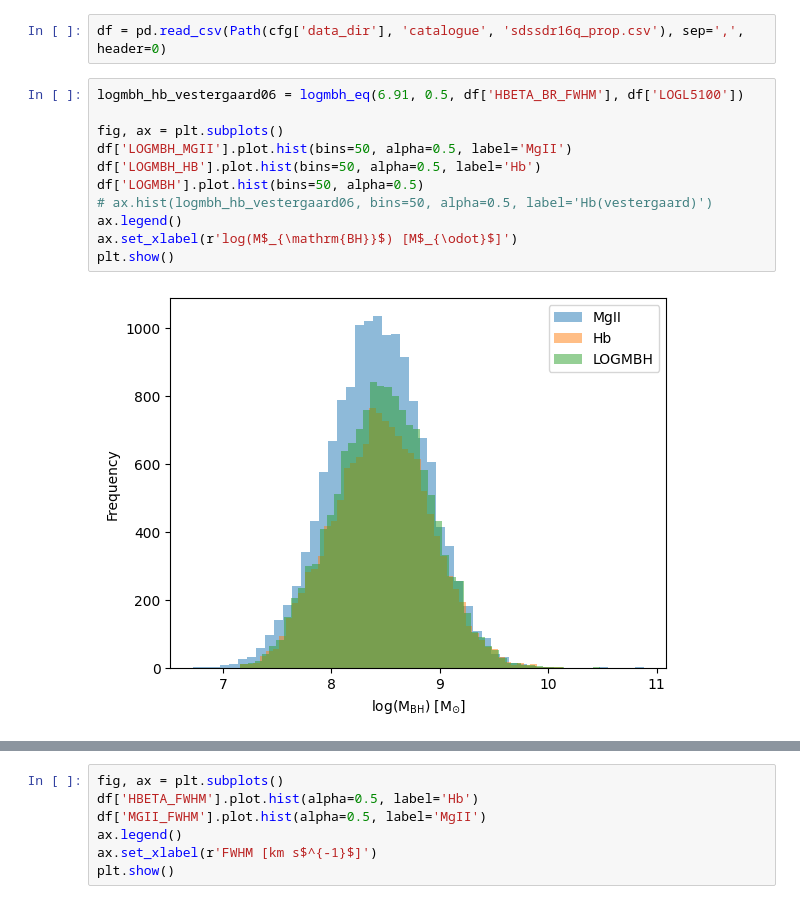
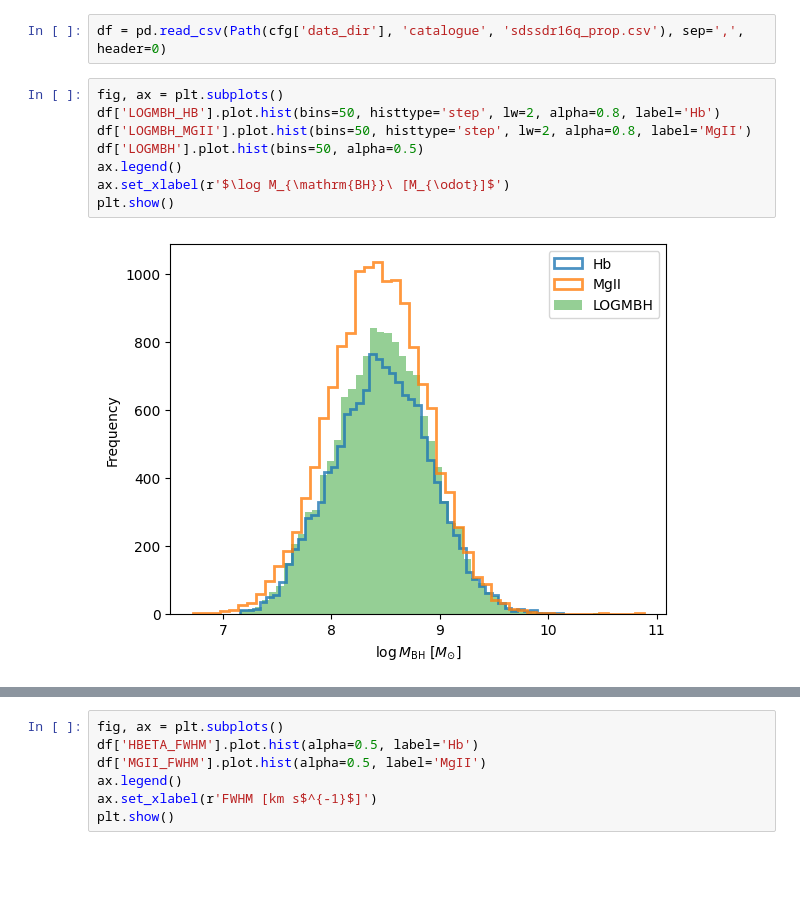
Before and after one commit to yongsukyee/uncertain_blackholemass, a Jupyter notebook: notebooks/inspect_data.ipynb, the cells around one changed output, grey strips where cells are left out. Cells and saved outputs as stored; diff of their text form; blank space fills up the shorter version.

Commit message:
update mbh distribution plot

```diff
--- a/notebooks/inspect_data.ipynb
+++ b/notebooks/inspect_data.ipynb
@@ -22,18 +19,15 @@ logmbh_eq = lambda a, b, fwhm, loglline: a + np.log10(((fwhm/1000.)**2)*((loglli
 # %%
 df = pd.read_csv(Path(cfg['data_dir'], 'catalogue', 'sdssdr16q_prop.csv'), sep=',', header=0)
 # %%
-logmbh_hb_vestergaard06 = logmbh_eq(6.91, 0.5, df['HBETA_BR_FWHM'], df['LOGL5100'])
-
 fig, ax = plt.subplots()
-df['LOGMBH_MGII'].plot.hist(bins=50, alpha=0.5, label='MgII')
-df['LOGMBH_HB'].plot.hist(bins=50, alpha=0.5, label='Hb')
+df['LOGMBH_HB'].plot.hist(bins=50, histtype='step', lw=2, alpha=0.8, label='Hb')
+df['LOGMBH_MGII'].plot.hist(bins=50, histtype='step', lw=2, alpha=0.8, label='MgII')
 df['LOGMBH'].plot.hist(bins=50, alpha=0.5)
-# ax.hist(logmbh_hb_vestergaard06, bins=50, alpha=0.5, label='Hb(vestergaard)')
 ax.legend()
-ax.set_xlabel(r'log(M$_{\mathrm{BH}}$) [M$_{\odot}$]')
+ax.set_xlabel(r'$\log M_{\mathrm{BH}}\ [M_{\odot}]$')
 plt.show()
 # %% [output]
-[figure, old version]
+[figure, new version]
 # %%
 fig, ax = plt.subplots()
 ax.scatter(df['Z_FIT'], df['LOGMBH'], s=1, alpha=0.5)
```
Also changed, not shown: parts of 7 cells of this notebook.
